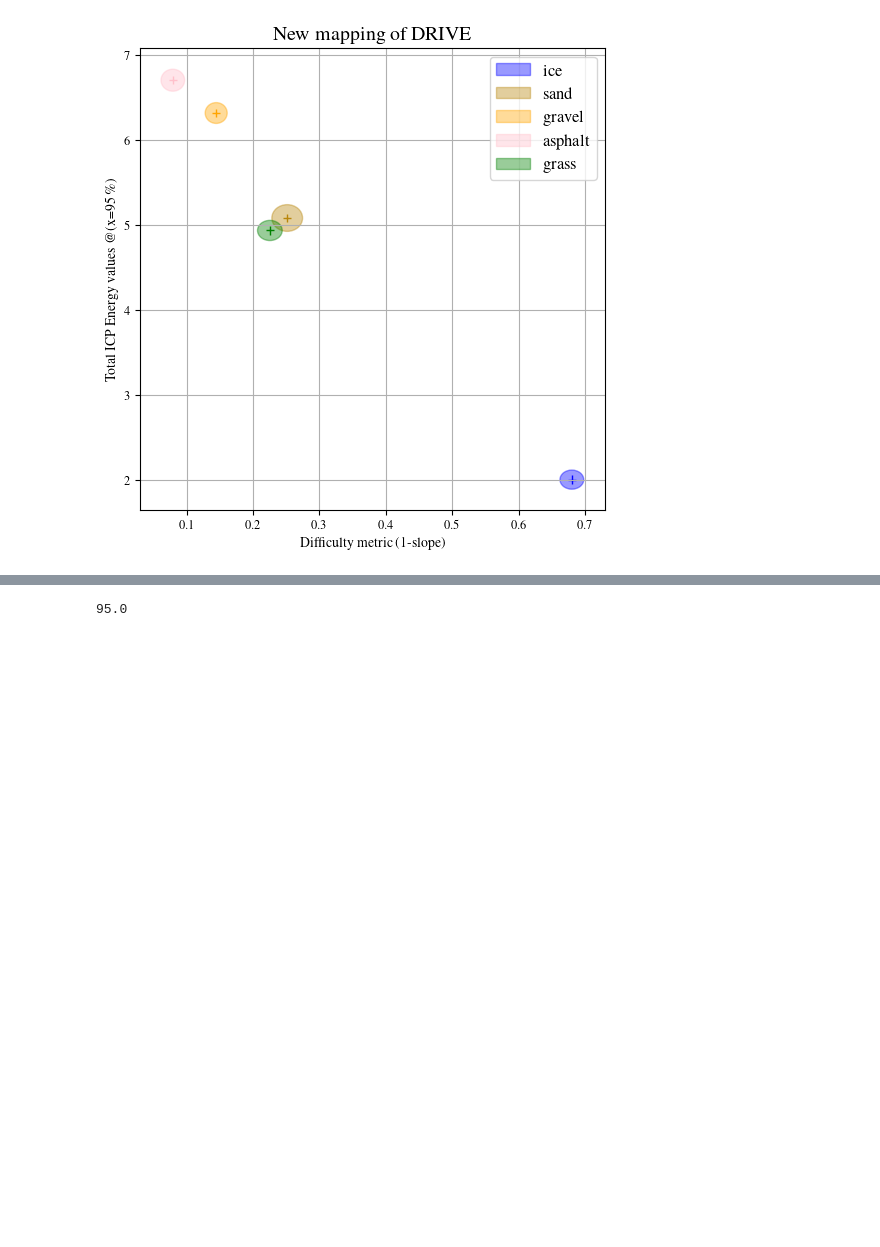
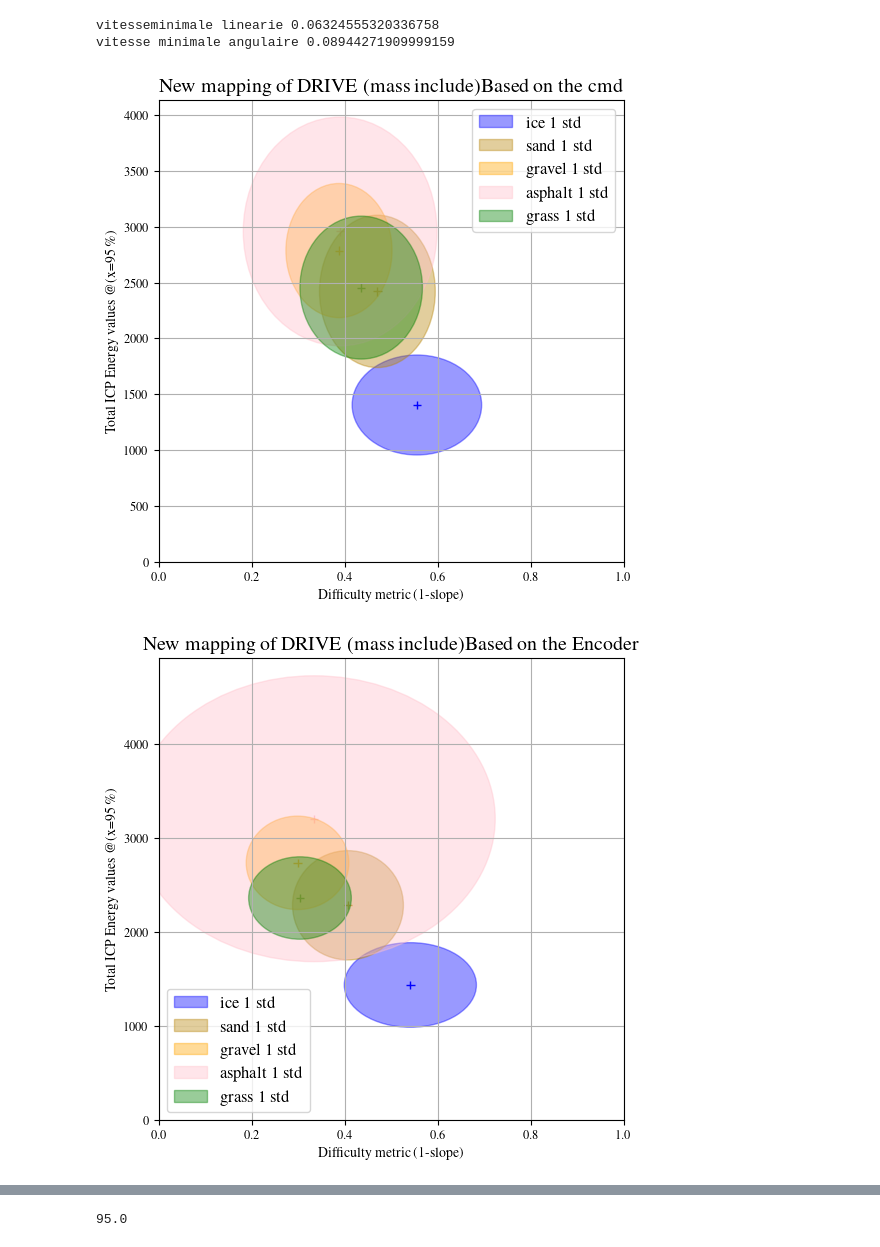
Before and after one commit to norlab-ulaval/doughnut_calib, a Jupyter notebook: drive/model_training/data_utils/dev_graph.ipynb, the cells around one changed output, grey strips where cells are left out. Drawn from its saved outputs; the diff is of its cells as text; code cells hidden in the pictures; blank space fills up the shorter version.

Commit message:
tried to make the metric work (slope metric)

```diff
--- a/drive/model_training/data_utils/dev_graph.ipynb
+++ b/drive/model_training/data_utils/dev_graph.ipynb
@@ -349,13 +462,23 @@ df_to_plot_metric.head()
+# %%
+print("vitesseminimale linearie",np.sqrt(2/500))
+
+
+print("vitesse minimale angulaire", np.sqrt(2/500/0.5))
+# %% [output]
+vitesseminimale linearie 0.06324555320336758
+vitesse minimale angulaire 0.08944271909999159
 # %%
 from matplotlib.patches import Ellipse
 
-def plot_metric_scatter(df_res,alpha_param=0.4):
+
+
+def plot_metric_scatter(df_res,alpha_param=0.4,suffix=""):
 
     df = df_res.copy()
     df.reset_index(inplace=True, names="terrain")
 
     # col = ["slope","slope_std","x_95","y_std_95"]
-    x = 1- df.slope.to_numpy()
+    x = df.metric.to_numpy()
     y = df.y_95.to_numpy()
 
 
@@ -367,36 +490,46 @@ def plot_metric_scatter(df_res,alpha_param=0.4):
 
 
 
     # Scatter plot the data points
     ax.scatter(x, y, color=df.color, marker="+")
 
     # Plot uncertainty ellipses around each data point
     for i in range(len(x)):
         # Covariance matrix for the uncertainty (example: variance in x and y)
 
-        cov = np.array([[df.slope_std.loc[i]**2, 0], [0, df.y_std_95.loc[i]**2]])  # Example covariance matrix, adjust as needed
+        cov = np.array([[df.std_metric.loc[i]**2, 0], [0, df.y_std_95.loc[i]**2]])  # Example covariance matrix, adjust as needed
 
         # Create an ellipse
         eigvals, eigvecs = np.linalg.eigh(cov)  # Eigenvalues (size of axes) and eigenvectors (orientation)
         angle = np.arctan2(*eigvecs[:, 0][::-1])  # Angle of rotation for the ellipse
-        width, height = 2 * np.sqrt(eigvals)  # Width and height (2 * std dev, i.e., 95% confidence ellipse)
+        width, height = 1 * np.sqrt(eigvals)  # Width and height (2 * std dev, i.e., 95% confidence ellipse)
 
         # Create an Ellipse object
         ellipse = Ellipse((x[i], y[i]), width, height, angle=np.degrees(angle),
                         edgecolor=df.color.loc[i], facecolor=df.color.loc[i], linestyle='-',
-                        label= df.label.loc[i],alpha = alpha_param)
+                        label= df.label.loc[i]+" 1 std",alpha = alpha_param)
 
         # Add the ellipse to the plot
         plt.gca().add_patch(ellipse)
 
 
     # Add labels and legend
     ax.set_xlabel("Difficulty metric (1-slope)")
     ax.set_ylabel("Total ICP Energy values @(x=95 \%) ")
-    ax.set_title('New mapping of DRIVE')
+    ax.set_title('New mapping of DRIVE (mass include)'+suffix)
     ax.legend()
     ax.grid(True)
+    ylimit = ax.get_ylim()
+    ax.set_ylim(0,ylimit[1])
+    ax.set_xlim(0,1)
 
-plot_metric_scatter(df_to_plot_metric)
+
+df_to_plot_metric_cmd = pd.read_csv("/home/nicolassamson/ros2_ws/src/DRIVE/drive_datasets/results_multiple_terrain_dataframe/filtered_warthog_resultsanalysisfiltered_warthog_energy_analysis_metric_cmd.csv")
+plot_metric_scatter(df_to_plot_metric_cmd, suffix = "Based on the cmd")
+
+
+df_to_plot_metric_encoder = pd.read_csv("/home/nicolassamson/ros2_ws/src/DRIVE/drive_datasets/results_multiple_terrain_dataframe/filtered_warthog_resultsanalysisfiltered_warthog_energy_analysis_metric_wheeled.csv")
+plot_metric_scatter(df_to_plot_metric_encoder, suffix = "Based on the Encoder")
 # %% [output]
-[figure, old version]
+[figure, new version]
+[figure, added]
```
Also changed, not shown: parts of 8 cells of this notebook, 15 other files.
